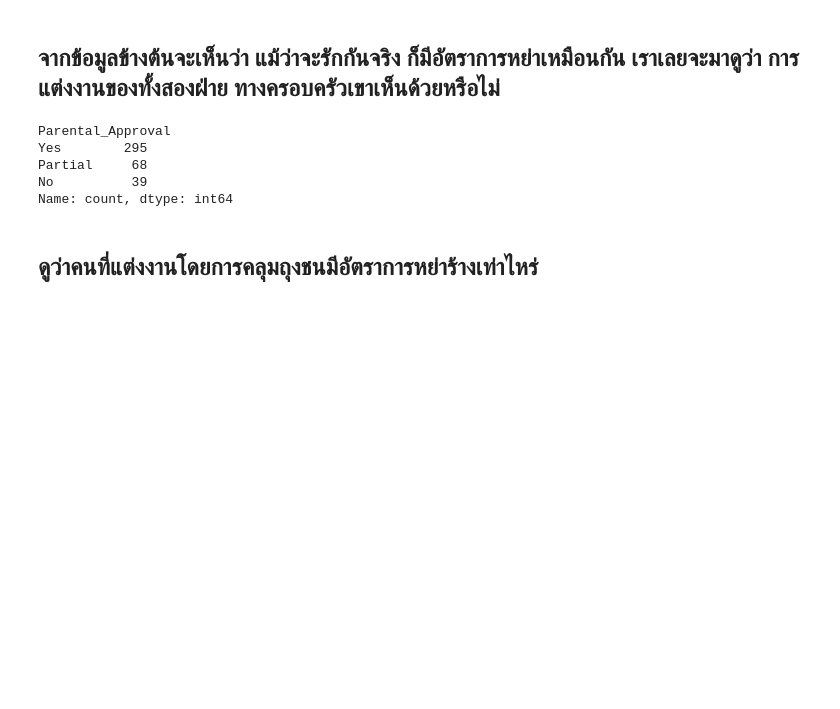
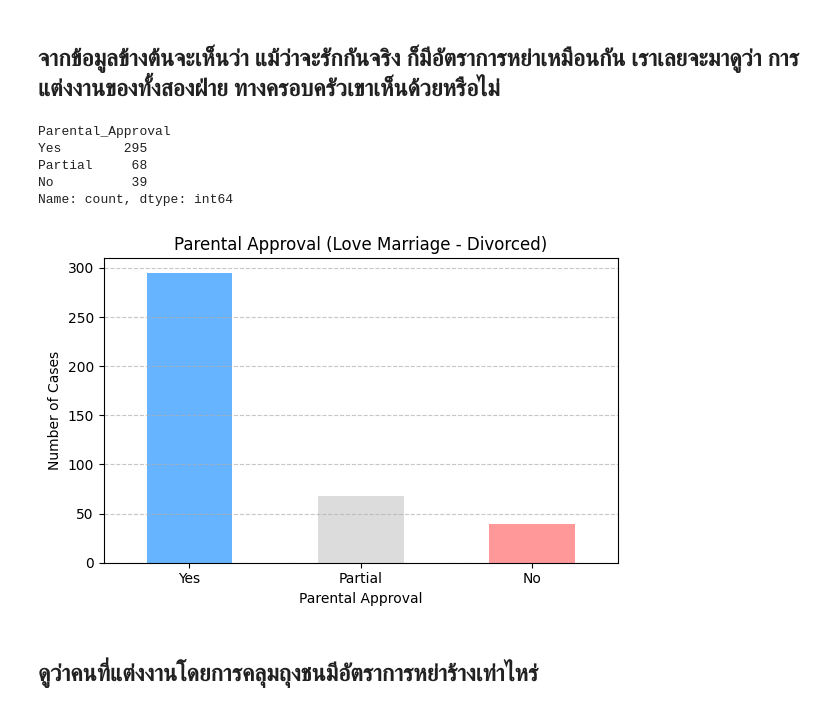
Before and after one commit to tmwiceu/DADS5001-Mini-Project, a Jupyter notebook: DADS5001_Mini_Project.ipynb, the cells around one changed output. Cells and saved outputs as stored; diff of their text form; code cells hidden in the pictures; blank space fills up the shorter version.

```diff
--- a/DADS5001_Mini_Project.ipynb
+++ b/DADS5001_Mini_Project.ipynb
@@ -343,6 +358,22 @@ Yes        295
 Partial     68
 No          39
 Name: count, dtype: int64
+# %%
+parental_approval_counts.plot(
+    kind='bar',
+    color=['#66b3ff', '#DCDCDC','#ff9999'],  # สีสำหรับ "Yes", "No"
+    figsize=(6, 4)
+)
+
+plt.title('Parental Approval (Love Marriage - Divorced)')
+plt.xlabel('Parental Approval')
+plt.ylabel('Number of Cases')
+plt.xticks(rotation=0)
+plt.grid(axis='y', linestyle='--', alpha=0.7)
+plt.tight_layout()
+plt.show()
+# %% [output]
+[figure, added]
 # %% [markdown]
 ## **ดูว่าคนที่แต่งงานโดยการคลุมถุงชนมีอัตราการหย่าร้างเท่าไหร่**
 # %%
```
Also changed, not shown: parts of 10 cells of this notebook.
